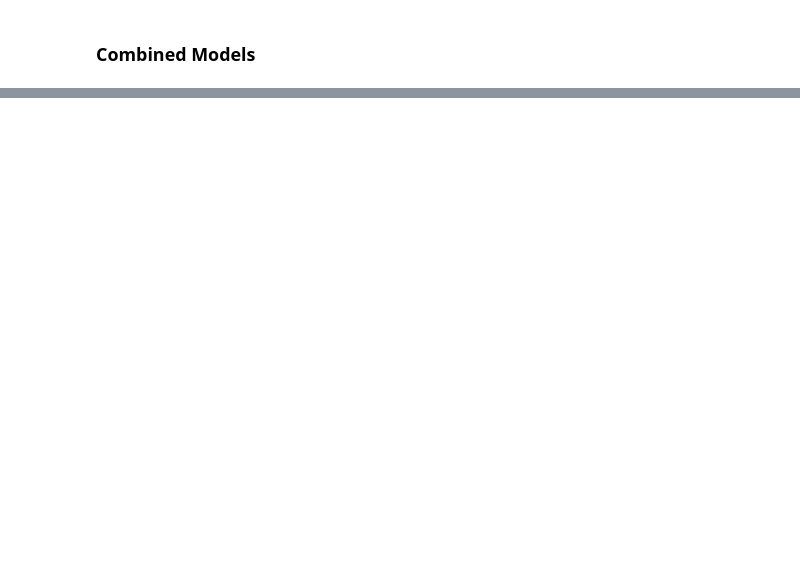
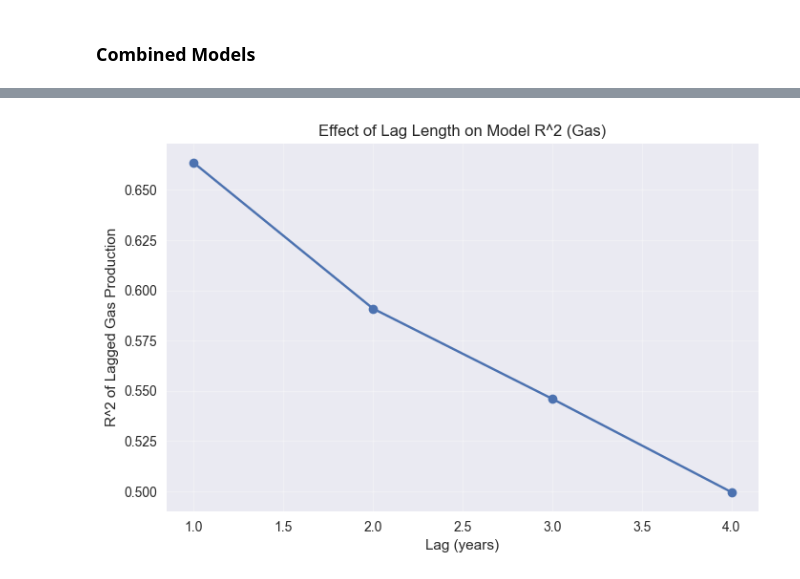
Before and after one commit to wfsutto/Two-Birds-One-Stonebridge, a Jupyter notebook: notebooks/seasonal_and_lag_analysis_updated.ipynb, the cells around one changed output, grey strips where cells are left out. Cells and saved outputs as stored; diff of their text form; code cells hidden in the pictures; blank space fills up the shorter version.

```diff
--- a/notebooks/seasonal_and_lag_analysis_updated.ipynb
+++ b/notebooks/seasonal_and_lag_analysis_updated.ipynb
@@ -351,0 +454,8 @@ plt.show()
+# %%
+XX2 = lag_df[['Gas_lag2']]
+XX2 = sm.add_constant(XX2)
+y  = lag_df['Gas (Mcf)']
+
+model2 = sm.OLS(y, XX2).fit()
+print("\n===== LAG-2 MODEL =====")
+print(model2.summary())
@@ -351,0 +480,8 @@ plt.show()
+# %%
+XX3 = lag_df[['Gas_lag3']]
+XX3 = sm.add_constant(XX3)
+y  = lag_df['Gas (Mcf)']
+
+model3 = sm.OLS(y, XX3).fit()
+print("\n===== LAG-3 MODEL =====")
+print(model3.summary())
@@ -351,0 +506,8 @@ plt.show()
+# %%
+XX4 = lag_df[['Gas_lag4']]
+XX4 = sm.add_constant(XX4)
+y  = lag_df['Gas (Mcf)']
+
+model4 = sm.OLS(y, XX4).fit()
+print("\n===== LAG-4 MODEL =====")
+print(model4.summary())
@@ -351,0 +592,20 @@ plt.show()
+# %%
+plot_df = comparison_table.dropna(subset=['Lag_Coefficient']).copy()
+plot_df['Lag'] = [1,2,3,4]
+
+plt.figure(figsize=(8,5))
+plt.errorbar(
+    plot_df['Lag'],
+    plot_df['R_squared'],
+    yerr=plot_df['Lag_SE'],
+    fmt='-o',
+    capsize=5
+)
+
+plt.title("Effect of Lag Length on Model R^2 (Gas)")
+plt.xlabel("Lag (years)")
+plt.ylabel("R^2 of Lagged Gas Production")
+plt.grid(alpha=0.3)
+plt.show()
+# %% [output]
+[figure, added]
```
Also changed, not shown: parts of 14 cells of this notebook.
